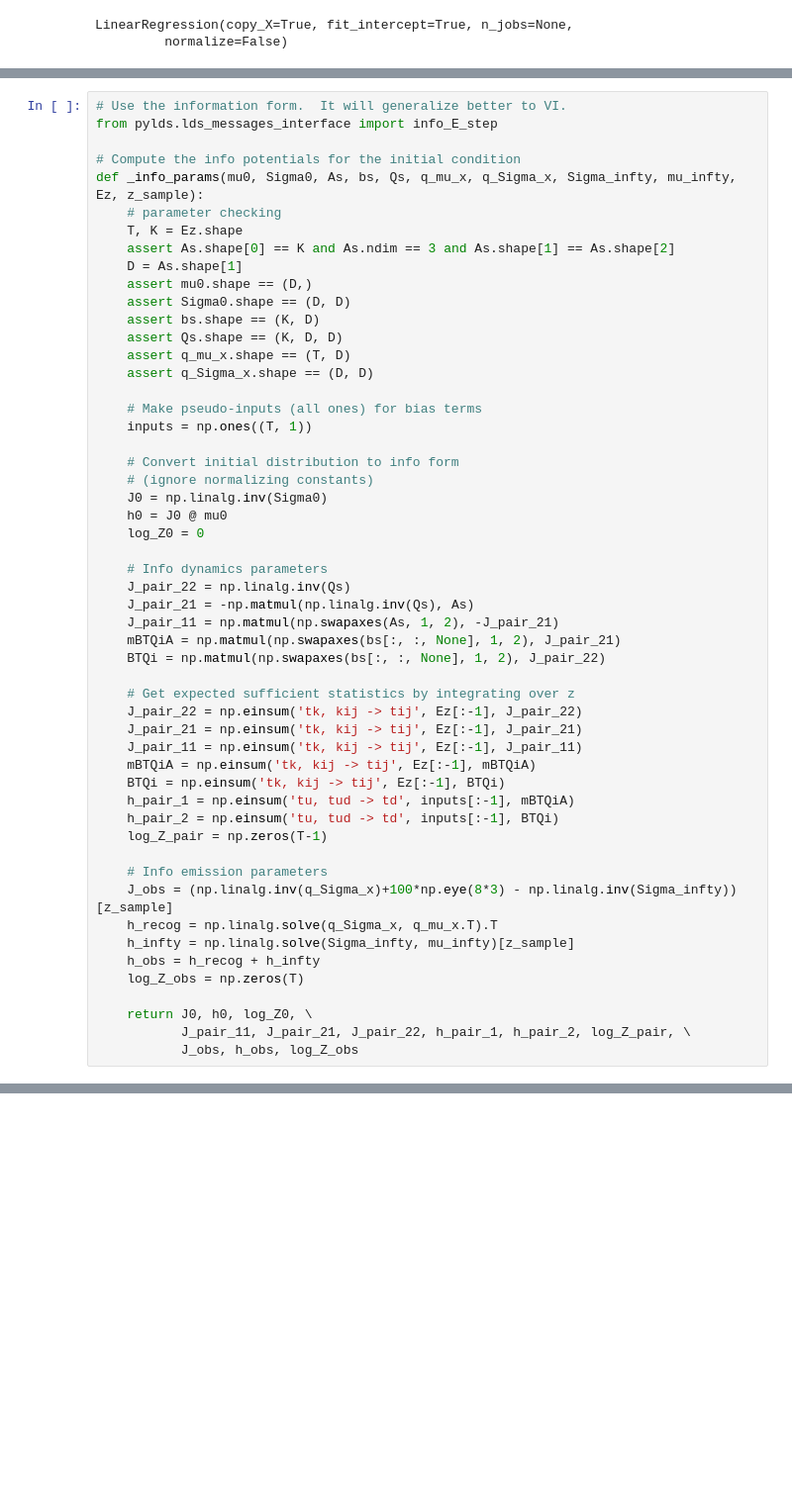
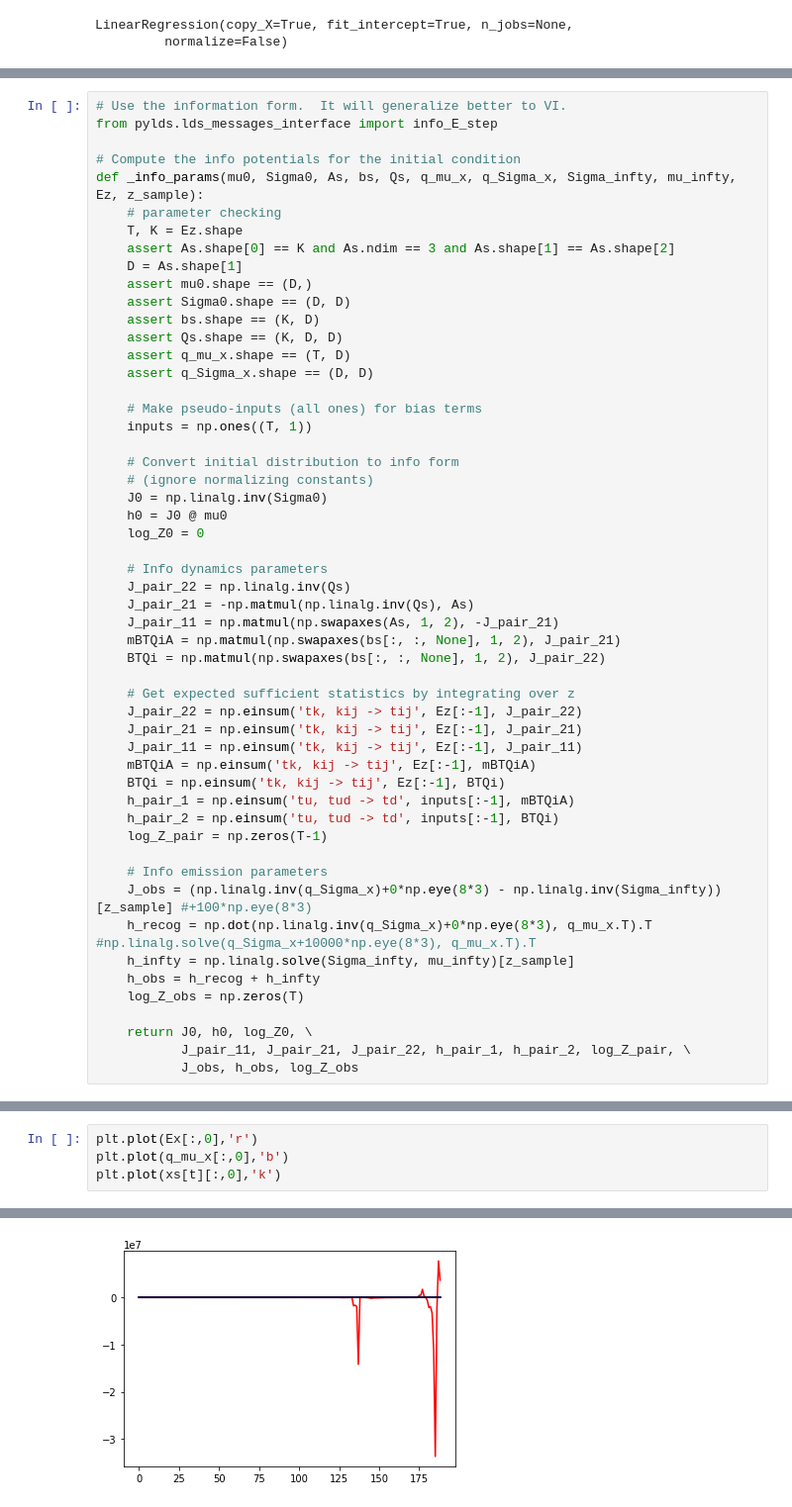
Before and after one commit to themattinthehatt/behavenet, a Jupyter notebook: behavenet/analyses/notebooks/bayesian_decoder_real_data.ipynb, the cells around one changed output, grey strips where cells are left out. Shown at 99% size. Cells and saved outputs as stored; diff of their text form; blank space fills up the shorter version.

```diff
--- a/behavenet/analyses/notebooks/bayesian_decoder_real_data.ipynb
+++ b/behavenet/analyses/notebooks/bayesian_decoder_real_data.ipynb
@@ -163,8 +174,8 @@ def _info_params(mu0, Sigma0, As, bs, Qs, q_mu_x, q_Sigma_x, Sigma_infty, mu_inf
     log_Z_pair = np.zeros(T-1)
 
     # Info emission parameters
-    J_obs = (np.linalg.inv(q_Sigma_x)+100*np.eye(8*3) - np.linalg.inv(Sigma_infty))[z_sample]
-    h_recog = np.linalg.solve(q_Sigma_x, q_mu_x.T).T
+    J_obs = (np.linalg.inv(q_Sigma_x)+0*np.eye(8*3) - np.linalg.inv(Sigma_infty))[z_sample] #+100*np.eye(8*3)
+    h_recog = np.dot(np.linalg.inv(q_Sigma_x)+0*np.eye(8*3), q_mu_x.T).T #np.linalg.solve(q_Sigma_x+10000*np.eye(8*3), q_mu_x.T).T
     h_infty = np.linalg.solve(Sigma_infty, mu_infty)[z_sample]
     h_obs = h_recog + h_infty
     log_Z_obs = np.zeros(T)
@@ -223,0 +249,5 @@ MSE:  297.1533571076802
+# %%
+plt.plot(Ex[:,0],'r')
+plt.plot(q_mu_x[:,0],'b')
+plt.plot(xs[t][:,0],'k')
+# %% [output]
@@ -223,0 +255 @@ MSE:  297.1533571076802
+[figure, added]
```
Also changed, not shown: parts of 11 cells of this notebook, 1 other file.
